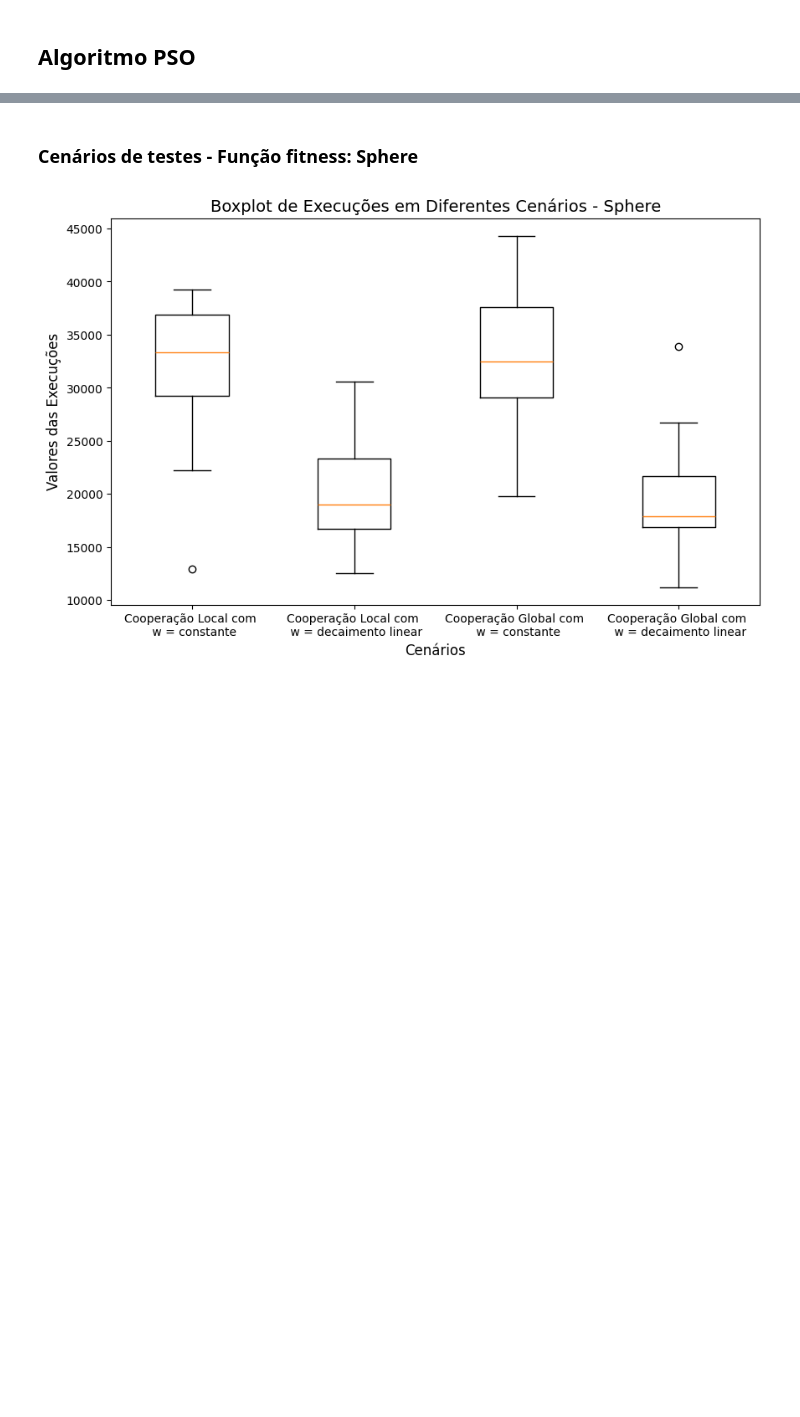
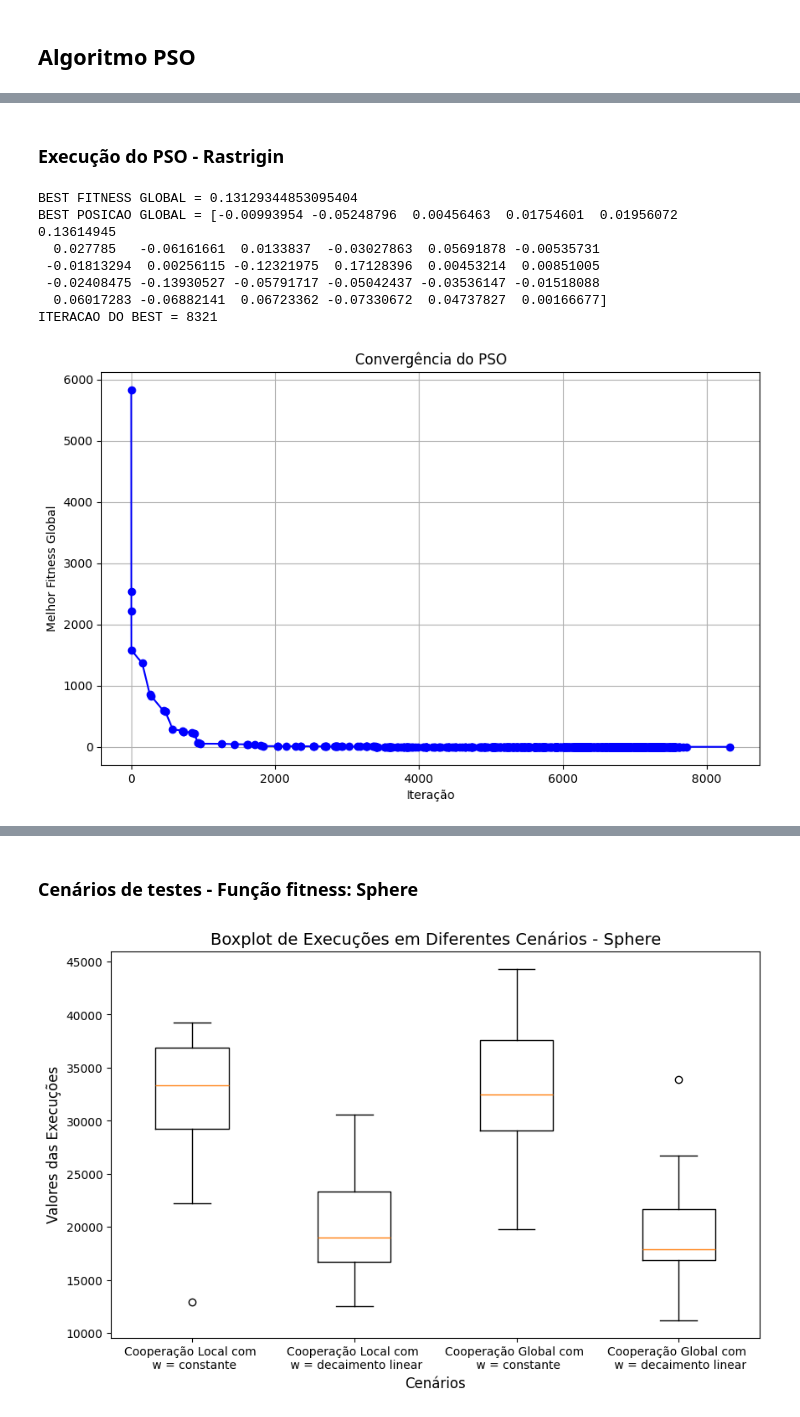
Before and after one commit to Guiioff/Algoritmos-Otimizacao, a Jupyter notebook: alg_pso.ipynb, the cells around one changed output, grey strips where cells are left out. Drawn from its saved outputs; the diff is of its cells as text; code cells hidden in the pictures; blank space fills up the shorter version.

```diff
--- a/alg_pso.ipynb
+++ b/alg_pso.ipynb
@@ -195,0 +199,35 @@ ITERACAO DO BEST = 9998
+# %% [markdown]
+### Execução do PSO - Rastrigin
+# %%
+# Caso queira a execução com o Fator de Inércia constante coloque 'None' nos parâmetros wMax e wMin
+# Caso queira a execução com o Fator de Inércia com decaimento linear coloque 'None' no parâmetro w
+
+pso = PSO(dimensoes= 30,
+          limite_min= -30.0,
+          limite_max= 30,
+          quant_particulas= 50,
+          quant_iteracoes= 10000,
+          funcao_fitness = PSO.rastrigin,
+          w= None,
+          wMax= 1,
+          wMin= 0.5,
+          c1=2.05,
+          c2=2.05,
+          tipo_cooperacao='GLOBAL')
+
+pso.executar()
+
+print(f'BEST FITNESS GLOBAL = {pso.best_fitness_global}')
+print(f'BEST POSICAO GLOBAL = {pso.best_posicao_global}')
+print(f'ITERACAO DO BEST = {pso.iteracao_best}')
+
+pso.plotar_convergencia()
+# %% [output]
+BEST FITNESS GLOBAL = 0.13129344853095404
+BEST POSICAO GLOBAL = [-0.00993954 -0.05248796  0.00456463  0.01754601  0.01956072  0.13614945
+  0.027785   -0.06161661  0.0133837  -0.03027863  0.05691878 -0.00535731
+ -0.01813294  0.00256115 -0.12321975  0.17128396  0.00453214  0.00851005
+ -0.02408475 -0.13930527 -0.05791717 -0.05042437 -0.03536147 -0.01518088
+  0.06017283 -0.06882141  0.06723362 -0.07330672  0.04737827  0.00166677]
+ITERACAO DO BEST = 8321
+[figure, added]
```
Also changed, not shown: parts of 4 cells of this notebook.
